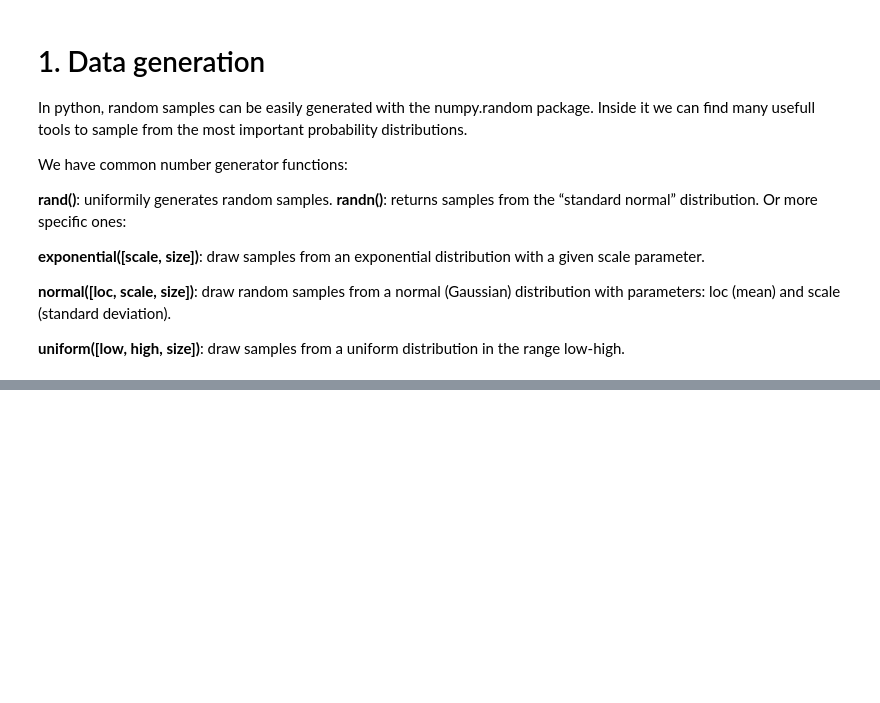
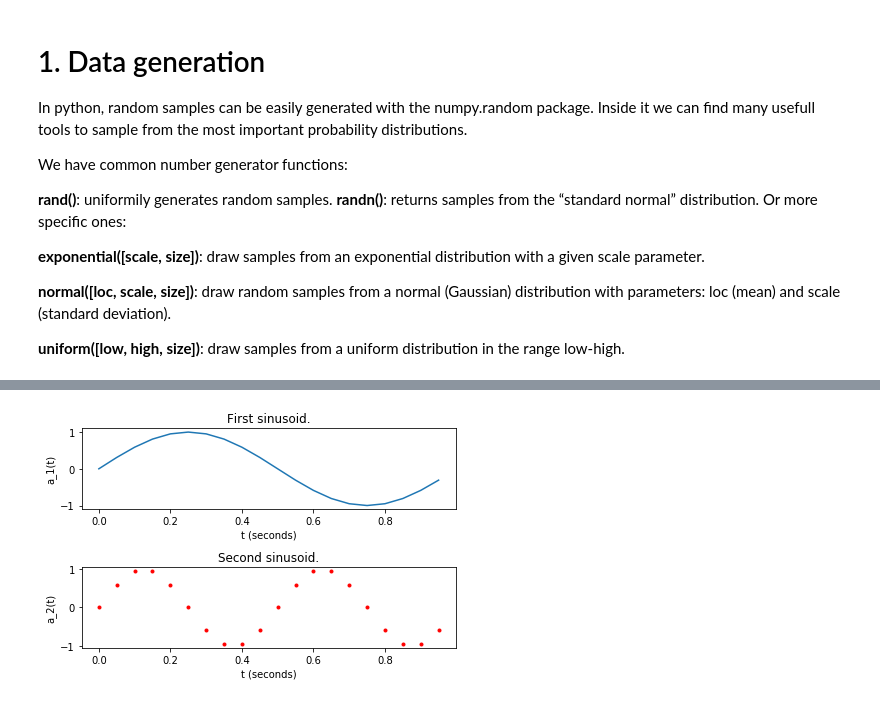
Before and after one commit to pedroagreda/TMD, a Jupyter notebook: ApuntesIntro3Data.ipynb, the cells around one changed output, grey strips where cells are left out. Cells and saved outputs as stored; diff of their text form; code cells hidden in the pictures; blank space fills up the shorter version.

```diff
--- a/ApuntesIntro3Data.ipynb
+++ b/ApuntesIntro3Data.ipynb
@@ -138,0 +152,31 @@ plt.show()
+# %%
+t = np.arange(0.0, 1.0, 0.05) # Time vector, from 0s to 1s in steps of 0.05s.
+a1 = np.sin(2*np.pi*t) # Samples of the first signal.
+a2 = np.sin(4*np.pi*t) # Samples of the second signal.
+
+# Visualization
+
+# We can create a figure that will contain our plots.
+plt.figure()
+# We can plot the two signals in different subplots, as in Matlab.
+
+# First signal
+ax1 = plt.subplot(211)
+ax1.plot(t,a1)
+plt.title('First sinusoid.')
+plt.xlabel('t (seconds)')
+plt.ylabel('a_1(t)')
+
+# Second signal
+ax2 = plt.subplot(212)
+ax2.plot(t,a2, 'r.') #'r.' ----> puntos rojos en la grafica
+plt.title('Second sinusoid.')
+plt.xlabel('t (seconds)')
+plt.ylabel('a_2(t)')
+
+# We ensure the two plots won't overlap, and finally we show the results on the
+# screen.
+plt.tight_layout()
+plt.show()
+# %% [output]
+[figure, added]
```
Also changed, not shown: parts of 12 cells of this notebook.
